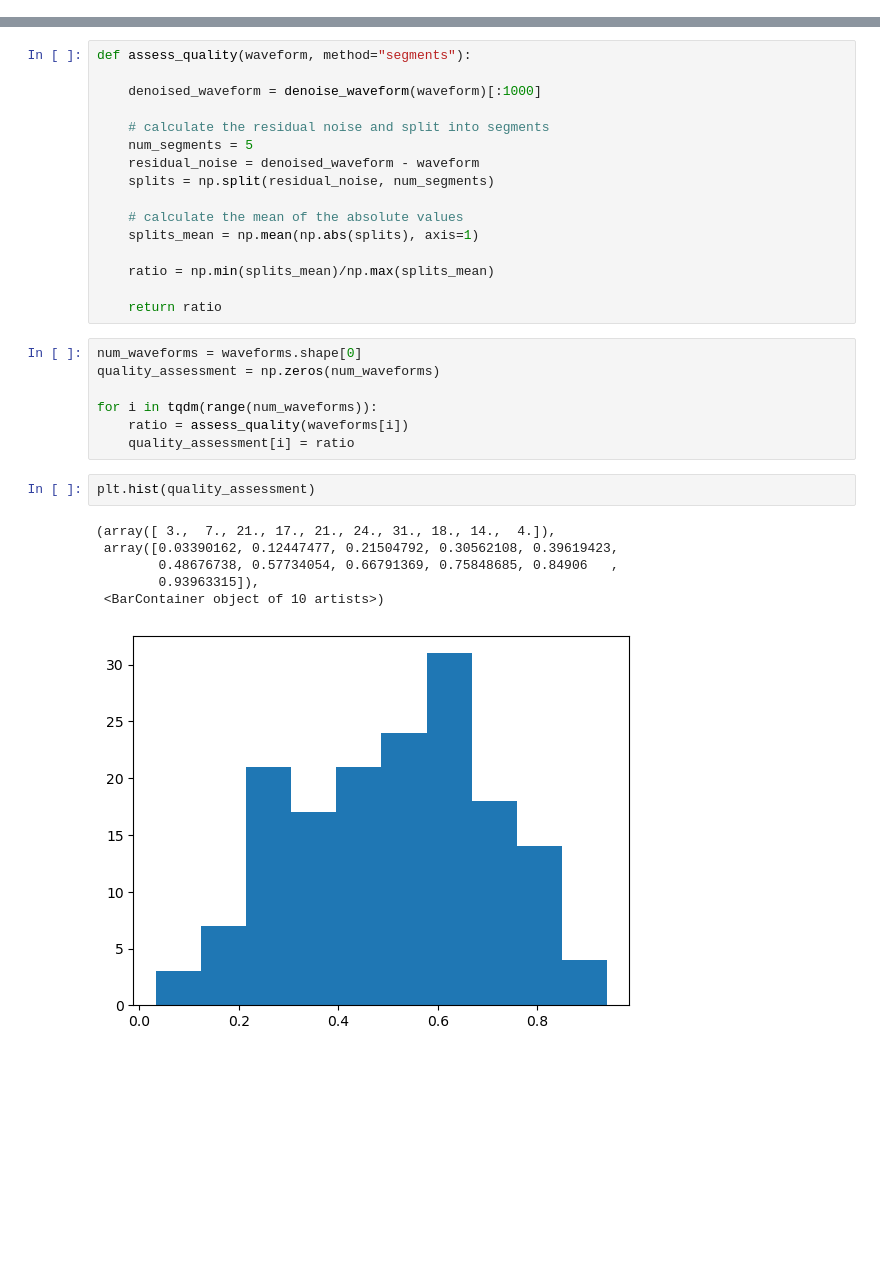
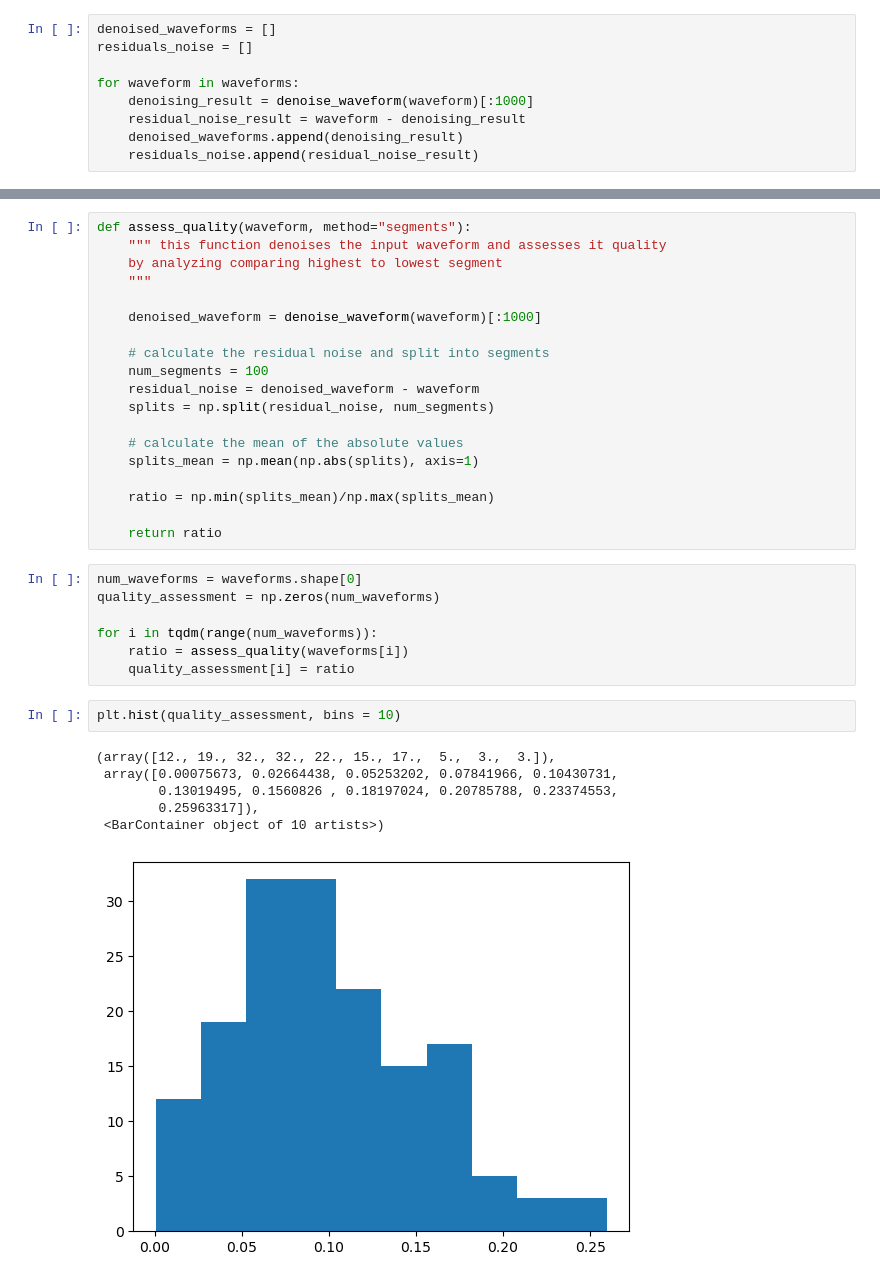
Before and after one commit to alexmundt/waveform-stft-denoise, a Jupyter notebook: Model - Testing.ipynb, the cells around one changed output, grey strips where cells are left out. Cells and saved outputs as stored; diff of their text form; blank space fills up the shorter version.

```diff
--- a/Model - Testing.ipynb
+++ b/Model - Testing.ipynb
@@ -195,0 +205,9 @@ The difference in signal will be due to high values to either side of zero. This
+# %%
+denoised_waveforms = []
+residuals_noise = []
+
+for waveform in waveforms:
+    denoising_result = denoise_waveform(waveform)[:1000]
+    residual_noise_result = waveform - denoising_result
+    denoised_waveforms.append(denoising_result)
+    residuals_noise.append(residual_noise_result)
@@ -226,10 +259,13 @@ The goal is to have quality 1 (highest to lowest- 1:1) as best possible value wi
 # %%
 def assess_quality(waveform, method="segments"):
+    """ this function denoises the input waveform and assesses it quality
+    by analyzing comparing highest to lowest segment
+    """
 
     denoised_waveform = denoise_waveform(waveform)[:1000]
 
     # calculate the residual noise and split into segments
-    num_segments = 5
+    num_segments = 100
     residual_noise = denoised_waveform - waveform
     splits = np.split(residual_noise, num_segments)
 
@@ -247,12 +283,12 @@ for i in tqdm(range(num_waveforms)):
     ratio = assess_quality(waveforms[i])
     quality_assessment[i] = ratio
 # %%
-plt.hist(quality_assessment)
+plt.hist(quality_assessment, bins = 10)
 # %% [output]
-(array([ 3.,  7., 21., 17., 21., 24., 31., 18., 14.,  4.]),
- array([0.03390162, 0.12447477, 0.21504792, 0.30562108, 0.39619423,
-        0.48676738, 0.57734054, 0.66791369, 0.75848685, 0.84906   ,
-        0.93963315]),
+(array([12., 19., 32., 32., 22., 15., 17.,  5.,  3.,  3.]),
+ array([0.00075673, 0.02664438, 0.05253202, 0.07841966, 0.10430731,
+        0.13019495, 0.1560826 , 0.18197024, 0.20785788, 0.23374553,
+        0.25963317]),
  <BarContainer object of 10 artists>)
-[figure, old version]
+[figure, new version]
 # %%
```
Also changed, not shown: parts of 15 cells of this notebook.
